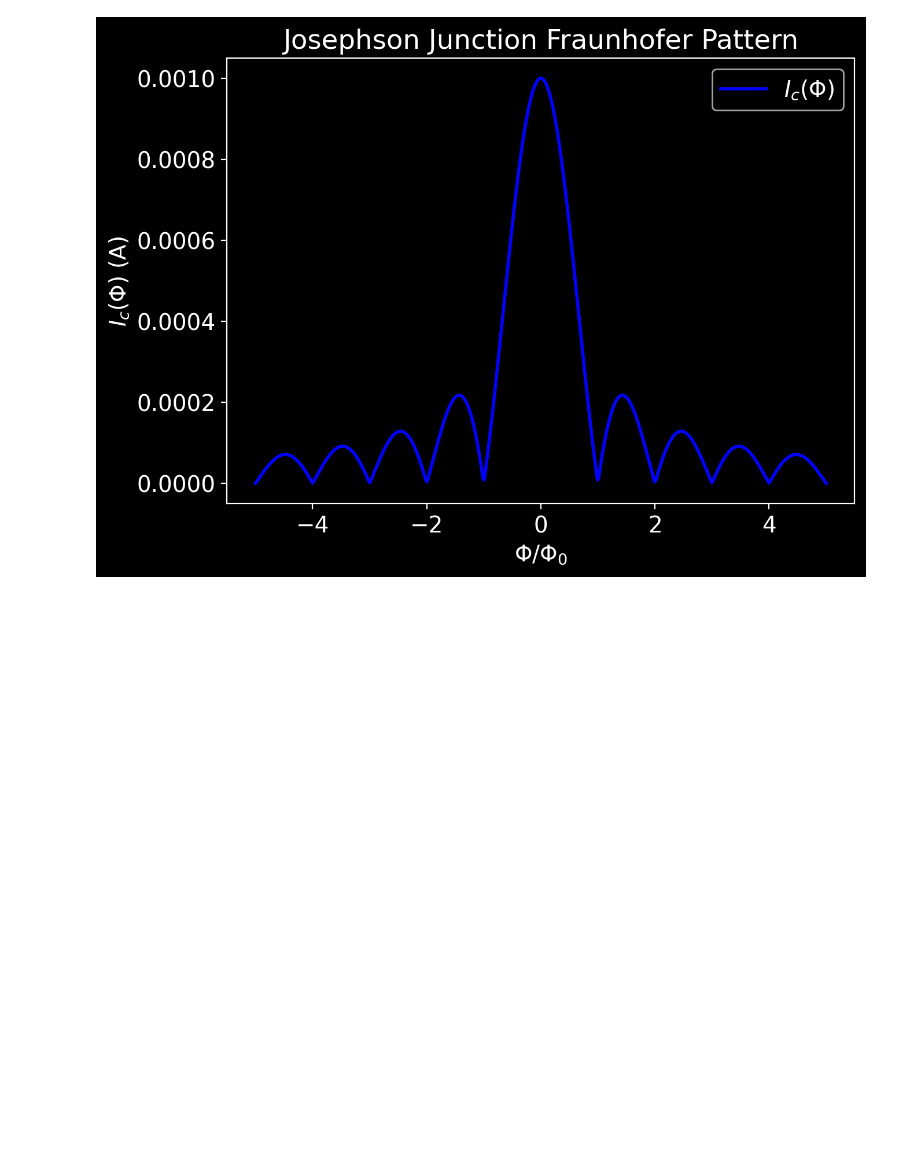
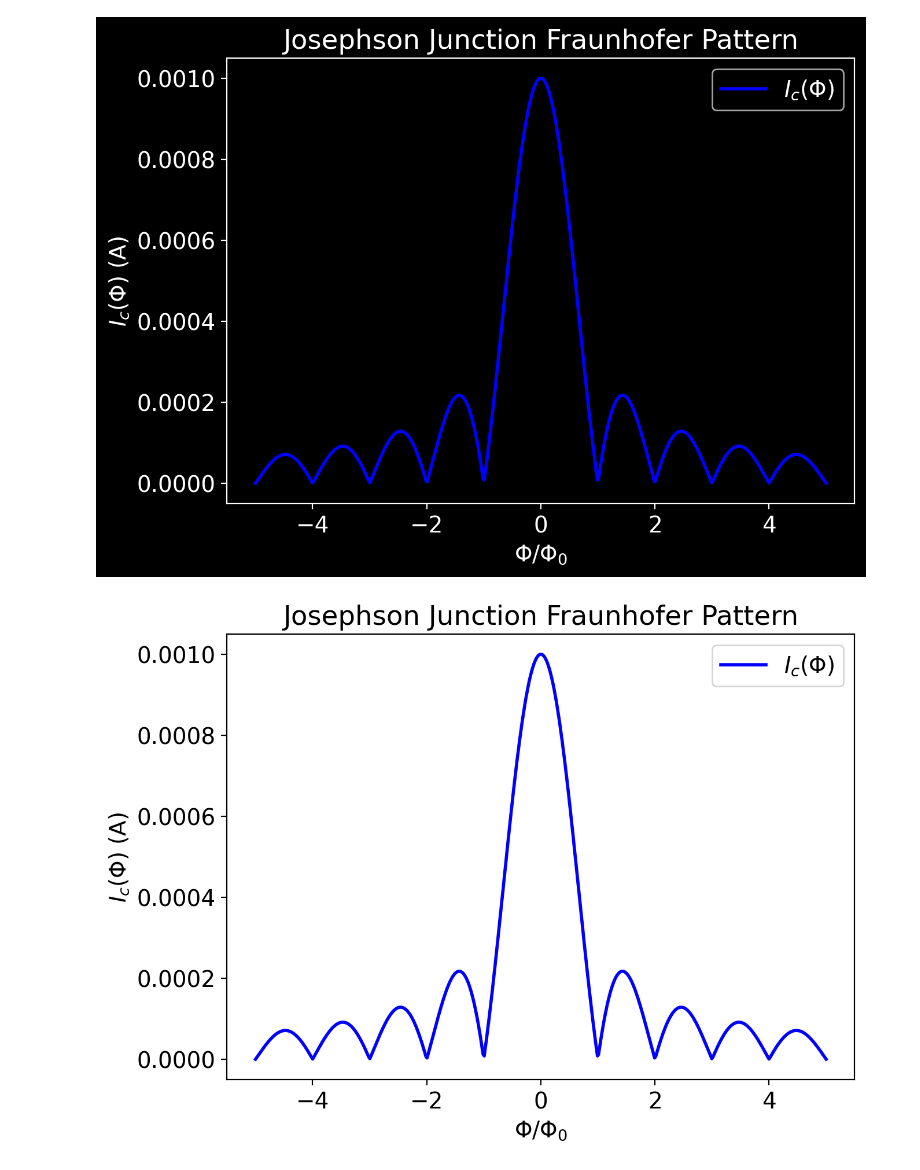
Before and after one commit to OJB-Quantum/QC-Hardware-How-To, a Jupyter notebook: Jupyter Notebook Scripts/JJ_Fraunhofer_Pattern.ipynb, the cells around one changed output. Saved outputs shown, nothing was run; the diff lists cells and outputs as text; code cells hidden in the pictures; blank space fills up the shorter version.

```diff
--- a/Jupyter Notebook Scripts/JJ_Fraunhofer_Pattern.ipynb
+++ b/Jupyter Notebook Scripts/JJ_Fraunhofer_Pattern.ipynb
@@ -112,3 +112,60 @@ plt.legend()
 plt.show()
 # %% [output]
 [figure]
+# %%
+import numpy as np
+import matplotlib.pyplot as plt
+
+# Onri prefers using rcParams to increase the quality of all plots to be higher than the default settings.
+# This only needs to be done once at beginning of every Jupyter Notebook.
+plt.rcParams['figure.dpi'] = 200
+
+# High contrast plotting style via rcParams
+# Standard plotting style with white background and black text
+plt.rcParams['figure.figsize'] = (8, 6)
+plt.rcParams['figure.facecolor'] = '#FFFFFF'  # White figure background
+plt.rcParams['axes.facecolor'] = '#FFFFFF'   # White axes background
+plt.rcParams['axes.edgecolor'] = '#000000'   # Black axes edges
+plt.rcParams['axes.labelcolor'] = '#000000'  # Black labels
+plt.rcParams['xtick.color'] = '#000000'      # Black x-axis tick marks
+plt.rcParams['ytick.color'] = '#000000'      # Black y-axis tick marks
+plt.rcParams['text.color'] = '#000000'       # Black text
+plt.rcParams['font.size'] = 14
+plt.rcParams['legend.fontsize'] = 14
+plt.rcParams['lines.linewidth'] = 2.0
+plt.rcParams['grid.color'] = '#CCCCCC'       # Light gray grid lines
+
+# Uncomment if needed for inline plots
+# %matplotlib inline
+
+# # Optional: set a style that is available in your environment
+# plt.style.use('ggplot')  # or comment this line out entirely
+
+# Physical constants
+Phi0 = 2.067833848e-15  # Magnetic flux quantum [Wb]
+Ic0  = 1e-3             # Zero-flux critical current [A], e.g., 1 mA
+
+# Define flux range in units of Phi0
+flux_over_phi0 = np.linspace(-5, 5, 500)
+
+# Fraunhofer current function
+def fraunhofer_current(phi_over_phi0):
+    # x = pi * Phi / Phi0
+    x = np.pi * phi_over_phi0
+    # Use np.sinc. Note that np.sinc(x) = sin(pi*x)/(pi*x).
+    # We want sin(x)/x, so we set np.sinc(x/np.pi)
+    return Ic0 * np.abs(np.sinc(x / np.pi))
+
+# Compute the Fraunhofer pattern
+Ic_vals = fraunhofer_current(flux_over_phi0)
+
+# Plot
+plt.figure(figsize=(7,5))
+plt.plot(flux_over_phi0, Ic_vals, color='blue', label=r'$I_c(\Phi)$')
+plt.xlabel(r'$\Phi / \Phi_0$')
+plt.ylabel(r'$I_c(\Phi)$ (A)')
+plt.title("Josephson Junction Fraunhofer Pattern")
+plt.legend()
+plt.show()
+# %% [output]
+[figure, added]
```
